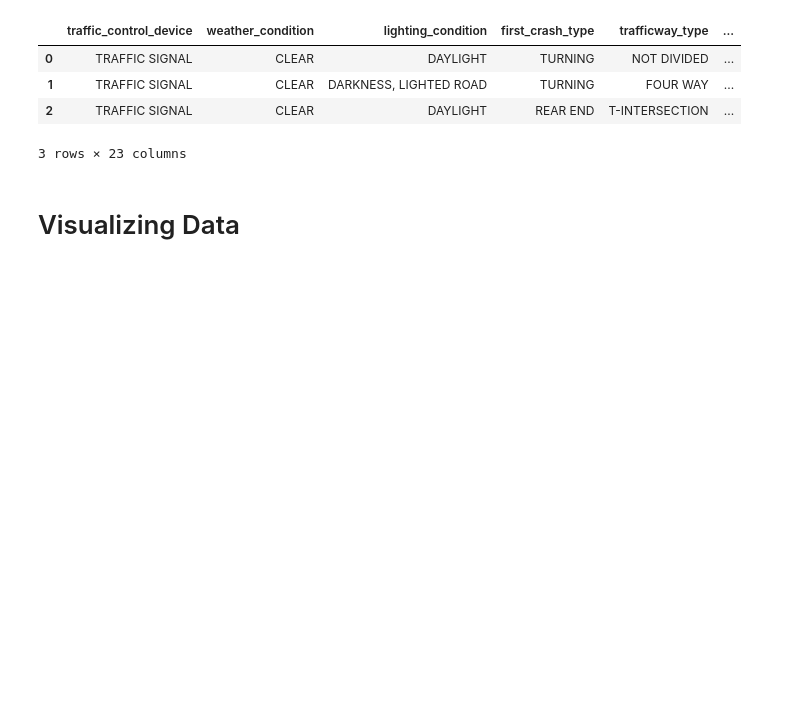
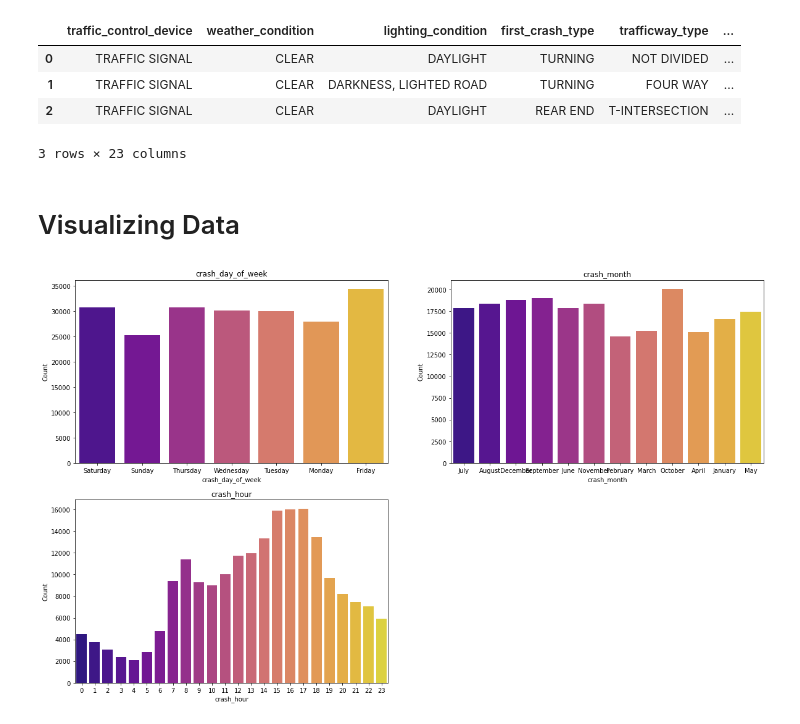
Before and after one commit to bousra1335/traffic-accidents-analysis, a Jupyter notebook: Traffic_accidents.ipynb, the cells around one changed output. Saved outputs shown, nothing was run; the diff lists cells and outputs as text; code cells hidden in the pictures; blank space fills up the shorter version.

```diff
--- a/Traffic_accidents.ipynb
+++ b/Traffic_accidents.ipynb
@@ -163,3 +163,15 @@ df.head(3)
 # %%
 import matplotlib.pyplot as plt
 import seaborn as sns
+# %%
+date=["crash_day_of_week","crash_month","crash_hour"]
+plt.figure(figsize=(20, 12))
+for i,col in enumerate(date):
+    plt.subplot(2, 2, i + 1)
+    sns.countplot(data=df, x=col, palette='plasma')
+    plt.title(f"{col}")
+    plt.xlabel(col)
+    plt.ylabel("Count")
+plt.show()
+# %% [output]
+[figure, added]
```
Also changed, not shown: parts of 5 cells of this notebook.
